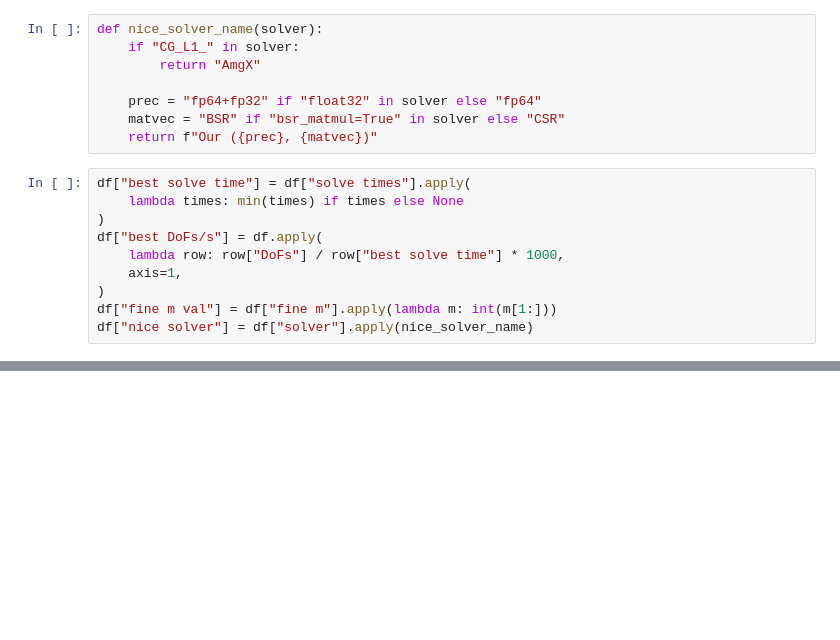
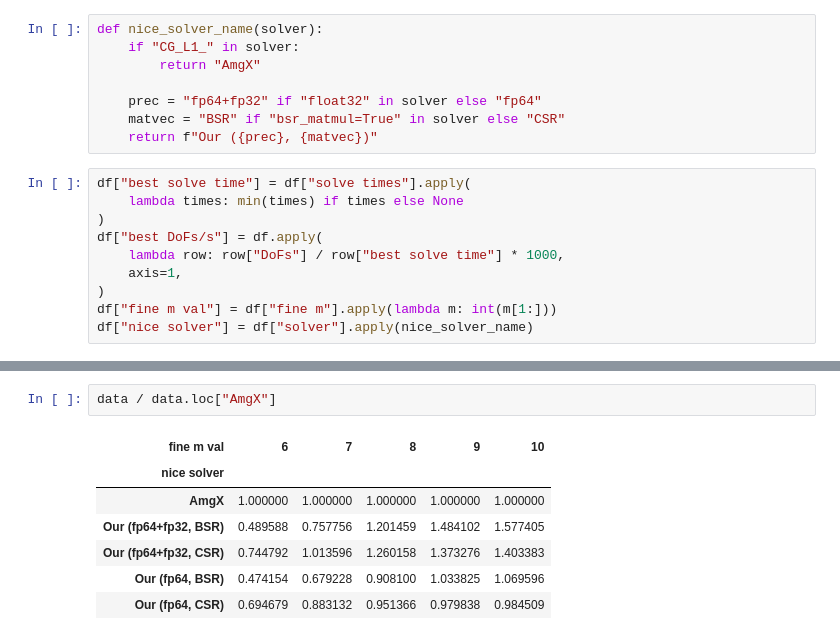
Before and after one commit to mgr0dzicki/dd-solvers, a Jupyter notebook: notebooks/plot_amgx.ipynb, the cells around one changed output, grey strips where cells are left out. Saved outputs shown, nothing was run; the diff lists cells and outputs as text; blank space fills up the shorter version.

```diff
--- a/notebooks/plot_amgx.ipynb
+++ b/notebooks/plot_amgx.ipynb
@@ -68,0 +69,10 @@ fig.savefig("../docs/images/amgx_pcg_throughput.svg", bbox_inches="tight")
+# %%
+data / data.loc["AmgX"]
+# %% [output]
+| fine m val | 6 | 7 | 8 | 9 | 10 |
+| nice solver |  |  |  |  |  |
+| AmgX | 1.000000 | 1.000000 | 1.000000 | 1.000000 | 1.000000 |
+| Our (fp64+fp32, BSR) | 0.489588 | 0.757756 | 1.201459 | 1.484102 | 1.577405 |
+| Our (fp64+fp32, CSR) | 0.744792 | 1.013596 | 1.260158 | 1.373276 | 1.403383 |
+| Our (fp64, BSR) | 0.474154 | 0.679228 | 0.908100 | 1.033825 | 1.069596 |
+| Our (fp64, CSR) | 0.694679 | 0.883132 | 0.951366 | 0.979838 | 0.984509 |
```
Also changed, not shown: parts of 1 cell of this notebook, 2 other files.
